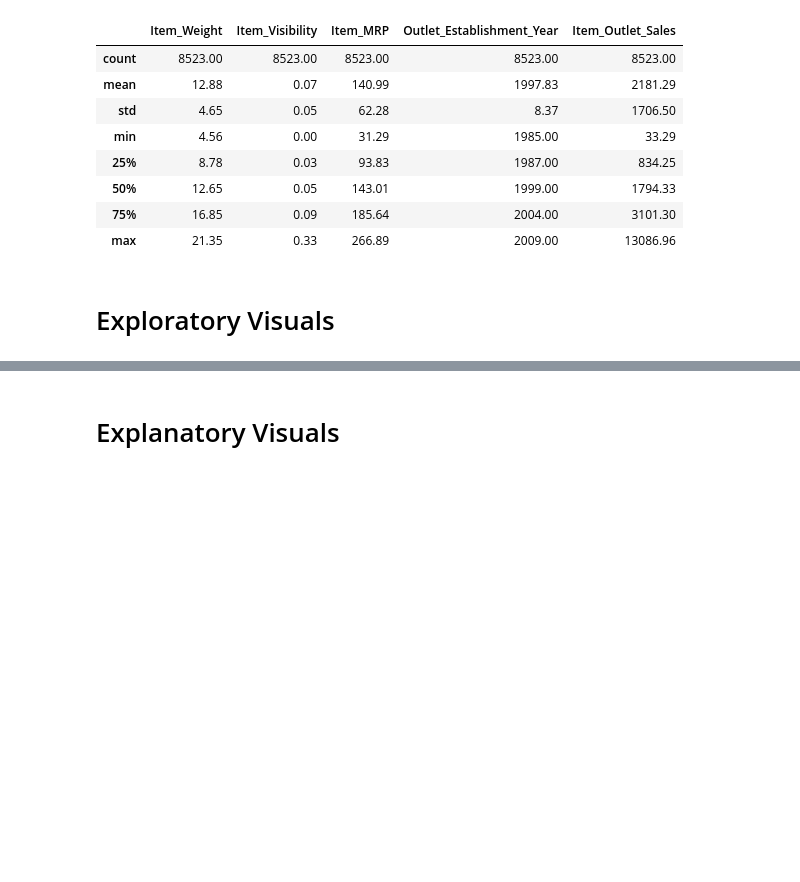
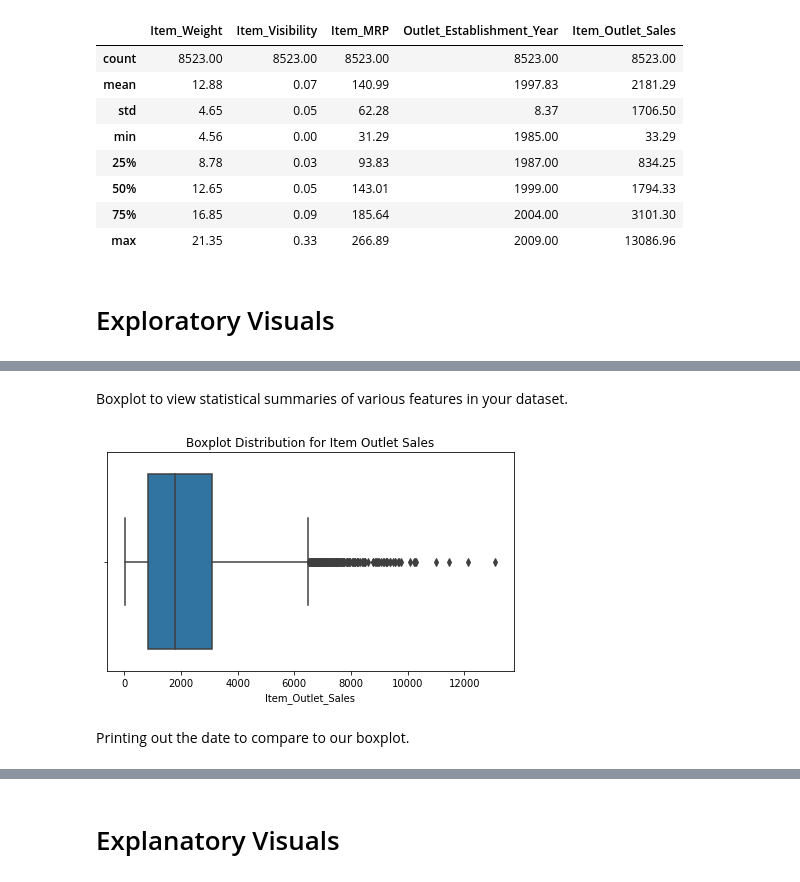
Before and after one commit to Jonher0100/Food-sales, a Jupyter notebook: Jonathan_Hernandez_Project.ipynb, the cells around one changed output, grey strips where cells are left out. Cells and saved outputs as stored; diff of their text form; code cells hidden in the pictures; blank space fills up the shorter version.

```diff
--- a/Jonathan_Hernandez_Project.ipynb
+++ b/Jonathan_Hernandez_Project.ipynb
@@ -316,0 +359,13 @@ df.describe(include = 'number').round(2)
+# %% [markdown]
+Boxplot to view statistical summaries of various features in your dataset.
+# %%
+# Creating a boxplot using the Item outlet sales with seaborn
+ax = sns.boxplot(x= 'Item_Outlet_Sales', data = df)
+# Set the title
+ax.set_title('Boxplot Distribution for Item Outlet Sales')
+# Tighten up the boxplot
+plt.tight_layout();
+# %% [output]
+[figure, added]
+# %% [markdown]
+Printing out the date to compare to our boxplot.
```
Also changed, not shown: parts of 11 cells of this notebook.
